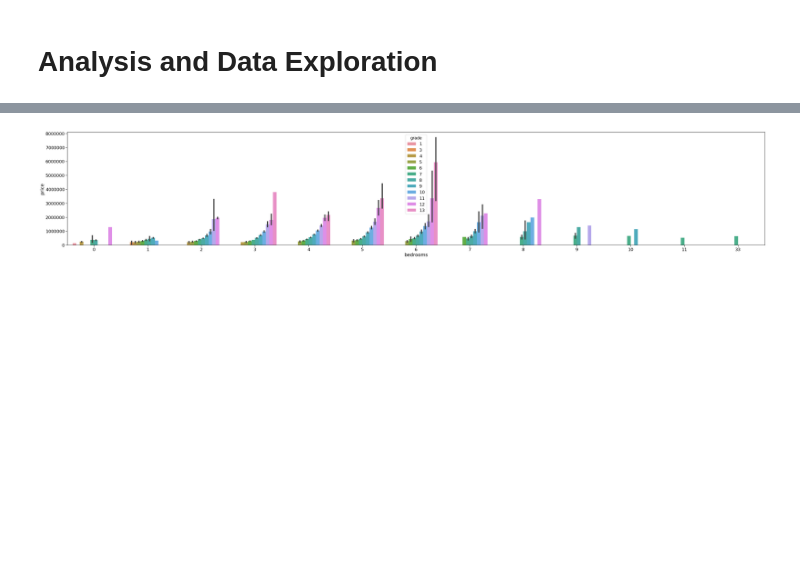
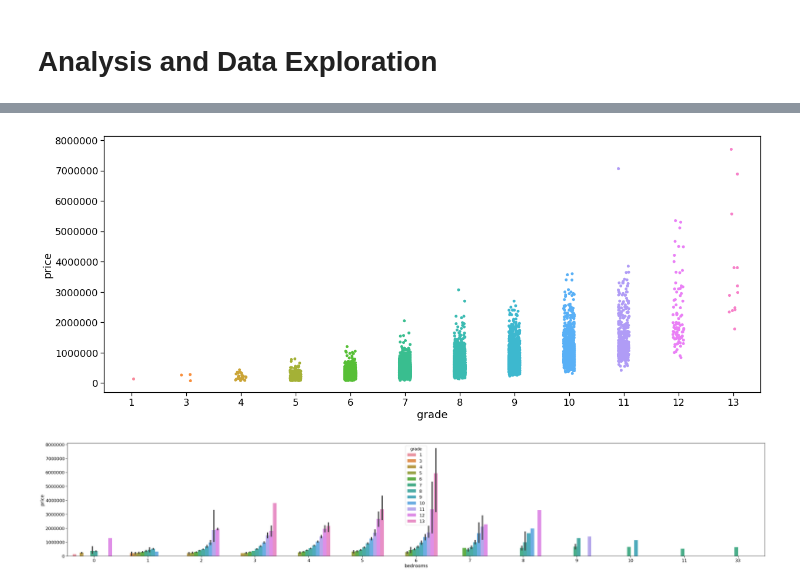
Before and after one commit to farisology/Artificial-Neural-Networks, a Jupyter notebook: Pandas and Seaborn Example.ipynb, the cells around one changed output, grey strips where cells are left out. Drawn from its saved outputs; the diff is of its cells as text; code cells hidden in the pictures; blank space fills up the shorter version.

```diff
--- a/Pandas and Seaborn Example.ipynb
+++ b/Pandas and Seaborn Example.ipynb
@@ -66,3 +72,9 @@ sb.stripplot(x="bedrooms", y="price", data=df);
+# %%
+plt.figure(figsize=(20, 8))
+sb.set_context("notebook", font_scale=1.5, rc={"lines.linewidth": 2.5})
+sb.stripplot(x="grade", y="price", data=df);
+# %% [output]
+[figure, added]
 # %%
 plt.figure(figsize=(48, 8))
 sb.barplot(x="bedrooms", y="price", hue="grade", data=df);
```
Also changed, not shown: parts of 8 cells of this notebook, 9 other files.
